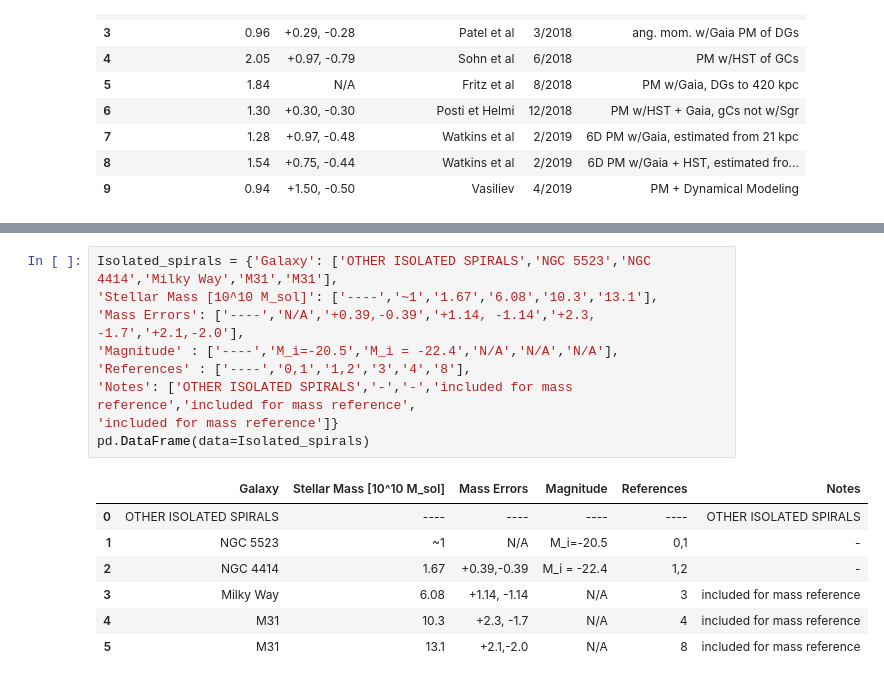
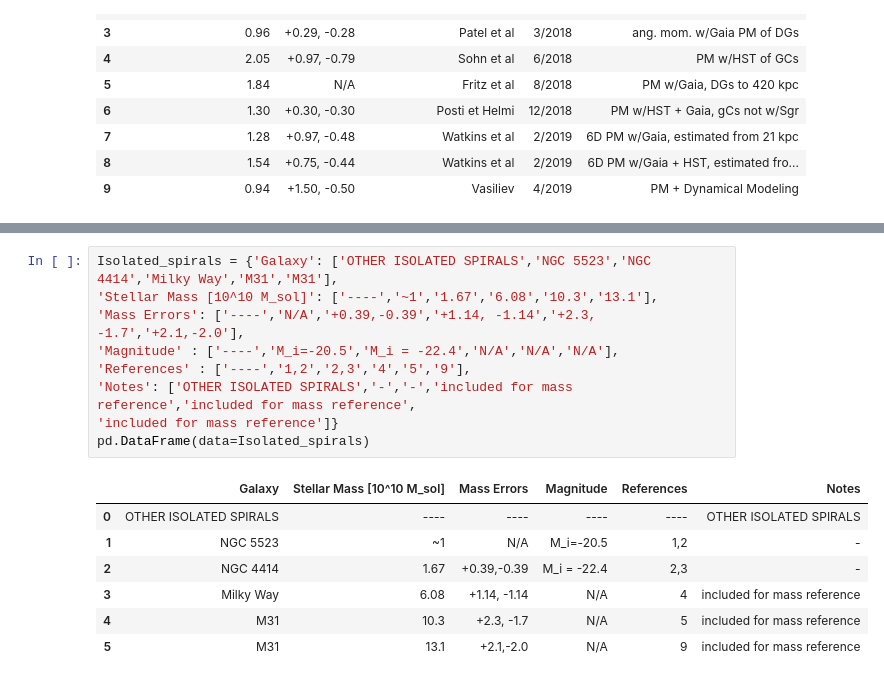
Before and after one commit to m4ese/intraClusterLight, a Jupyter notebook: MW_mass_table.ipynb, the cells around one changed output, grey strips where cells are left out. Saved outputs shown, nothing was run; the diff lists cells and outputs as text.

```diff
--- a/MW_mass_table.ipynb
+++ b/MW_mass_table.ipynb
@@ -131,20 +134,20 @@ pd.DataFrame(data=references_table)
 # %%
 Isolated_spirals = {'Galaxy': ['OTHER ISOLATED SPIRALS','NGC 5523','NGC 4414','Milky Way','M31','M31'],
 'Stellar Mass [10^10 M_sol]': ['----','~1','1.67','6.08','10.3','13.1'],
 'Mass Errors': ['----','N/A','+0.39,-0.39','+1.14, -1.14','+2.3, -1.7','+2.1,-2.0'],
 'Magnitude' : ['----','M_i=-20.5','M_i = -22.4','N/A','N/A','N/A'],
-'References' : ['----','0,1','1,2','3','4','8'],
+'References' : ['----','1,2','2,3','4','5','9'],
 'Notes': ['OTHER ISOLATED SPIRALS','-','-','included for mass reference','included for mass reference',
 'included for mass reference']}
 pd.DataFrame(data=Isolated_spirals)
 # %% [output]
 |  | Galaxy | Stellar Mass [10^10 M_sol] | Mass Errors | Magnitude | References | Notes |
 | 0 | OTHER ISOLATED SPIRALS | ---- | ---- | ---- | ---- | OTHER ISOLATED SPIRALS |
-| 1 | NGC 5523 | ~1 | N/A | M_i=-20.5 | 0,1 | - |
-| 2 | NGC 4414 | 1.67 | +0.39,-0.39 | M_i = -22.4 | 1,2 | - |
-| 3 | Milky Way | 6.08 | +1.14, -1.14 | N/A | 3 | included for mass reference |
-| 4 | M31 | 10.3 | +2.3, -1.7 | N/A | 4 | included for mass reference |
-| 5 | M31 | 13.1 | +2.1,-2.0 | N/A | 8 | included for mass reference |
+| 1 | NGC 5523 | ~1 | N/A | M_i=-20.5 | 1,2 | - |
+| 2 | NGC 4414 | 1.67 | +0.39,-0.39 | M_i = -22.4 | 2,3 | - |
+| 3 | Milky Way | 6.08 | +1.14, -1.14 | N/A | 4 | included for mass reference |
+| 4 | M31 | 10.3 | +2.3, -1.7 | N/A | 5 | included for mass reference |
+| 5 | M31 | 13.1 | +2.1,-2.0 | N/A | 9 | included for mass reference |
 # %%
 isolated_elipticals_no_mass ={'Galaxy': ['ELLIPTICAL MAGNITUDE','CIG 0189','CIG 0189','CIG 0189','CIG 0189','UGC 03960'],
 'Magnitude' : ['-----','M_z=-21.24','M_h = -23.46','M_r = -19,.436','M_r = -20.58','M_z = -20.01'],
```
Also changed, not shown: parts of 3 cells of this notebook, 2 other files.
